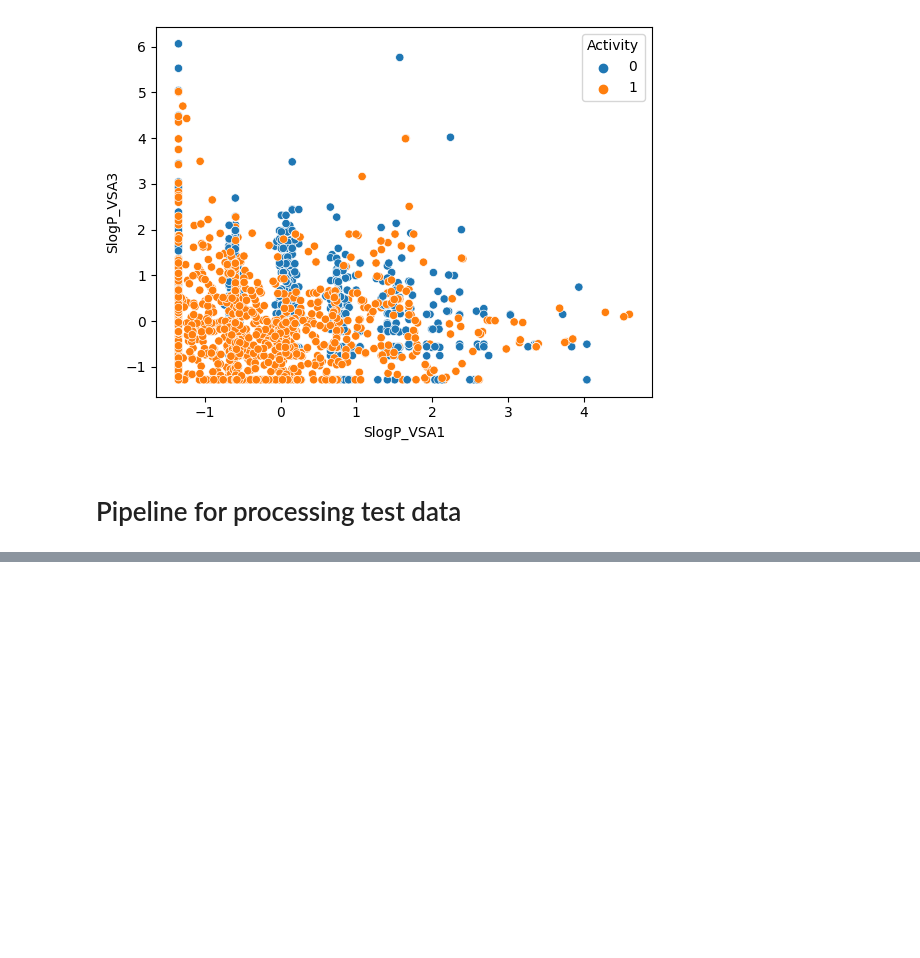
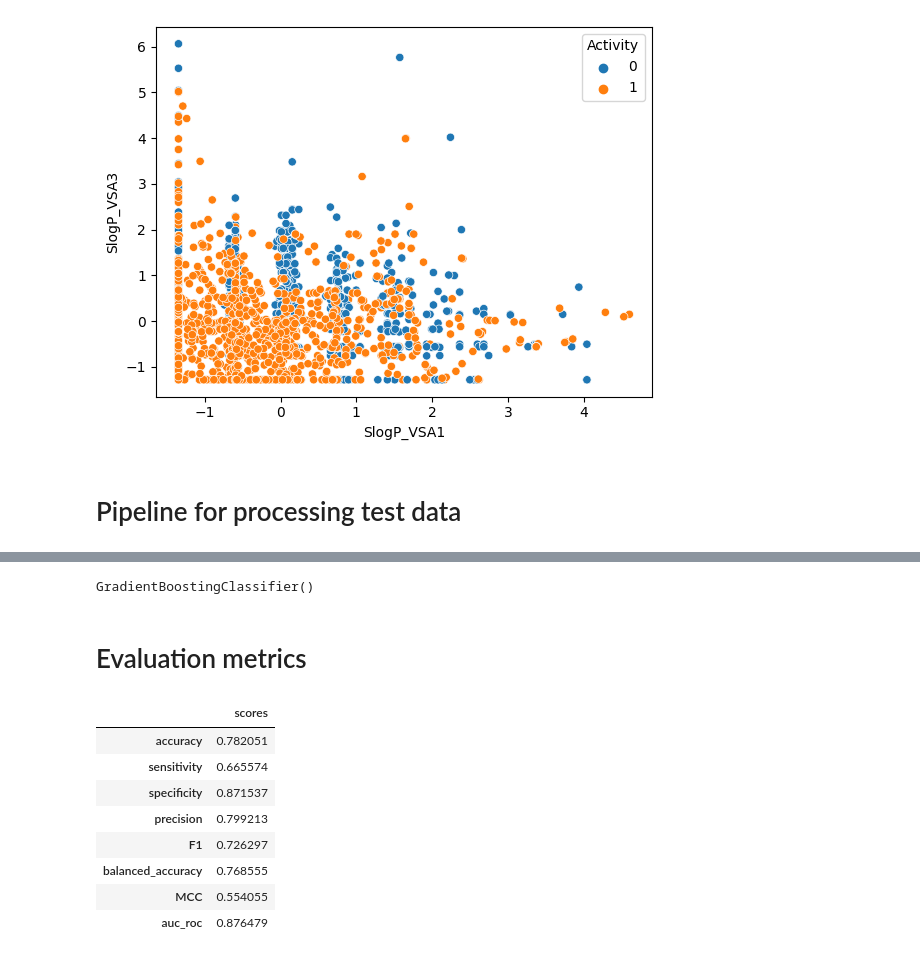
Before and after one commit to EugeneLamptey/VP16, a Jupyter notebook: feature_engineering_with_mordred.ipynb, the cells around one changed output, grey strips where cells are left out. Saved outputs shown, nothing was run; the diff lists cells and outputs as text; code cells hidden in the pictures; blank space fills up the shorter version.

```diff
--- a/feature_engineering_with_mordred.ipynb
+++ b/feature_engineering_with_mordred.ipynb
@@ -632,20 +773,9 @@ array([[-6.26868107e-01, -3.02059820e-01, -4.24575506e-01, ...,
 # %%
 # Random Forest model
 from sklearn.ensemble import RandomForestClassifier
-from sklearn.metrics import accuracy_score
 
 
 # Define and train the model
 rfc = RandomForestClassifier()
 rfc.fit(transformed_X_train, y_train)
-#rfc.fit(X_train, y_train)
-
-# Make predictions on the testing set
-y_pred = rfc.predict(transformed_X_test)
-#y_pred = rfc.predict(X_test)
-
-
-# Evaluate the performance of the model
-accuracy = accuracy_score(y_test, y_pred)
-print('Accuracy:', accuracy)
 # %% [output]
@@ -652,0 +797,9 @@ Accuracy: 0.7877492877492878
+# %%
+from sklearn.ensemble import GradientBoostingClassifier
+
+gbc = GradientBoostingClassifier()
+gbc.fit(transformed_X_train, y_train)
+# %% [output]
+GradientBoostingClassifier()
+# %% [markdown]
+# Evaluation metrics
@@ -652,0 +860,12 @@ Accuracy: 0.7877492877492878
+# %%
+evaluate(transformed_X_test, y_test, rfc)
+# %% [output]
+|  | scores |
+| accuracy | 0.782051 |
+| sensitivity | 0.665574 |
+| specificity | 0.871537 |
+| precision | 0.799213 |
+| F1 | 0.726297 |
+| balanced_accuracy | 0.768555 |
+| MCC | 0.554055 |
+| auc_roc | 0.876479 |
```
Also changed, not shown: parts of 53 cells of this notebook, 1 other file.
